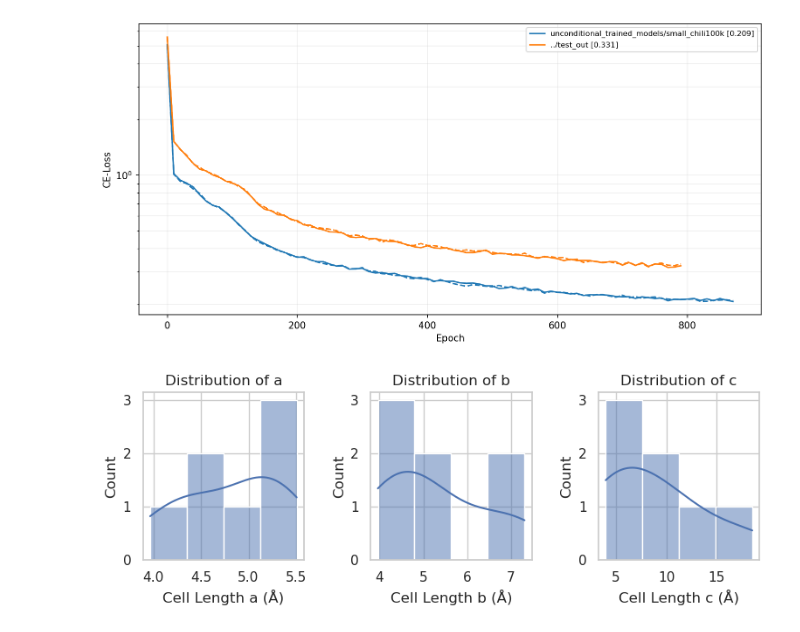
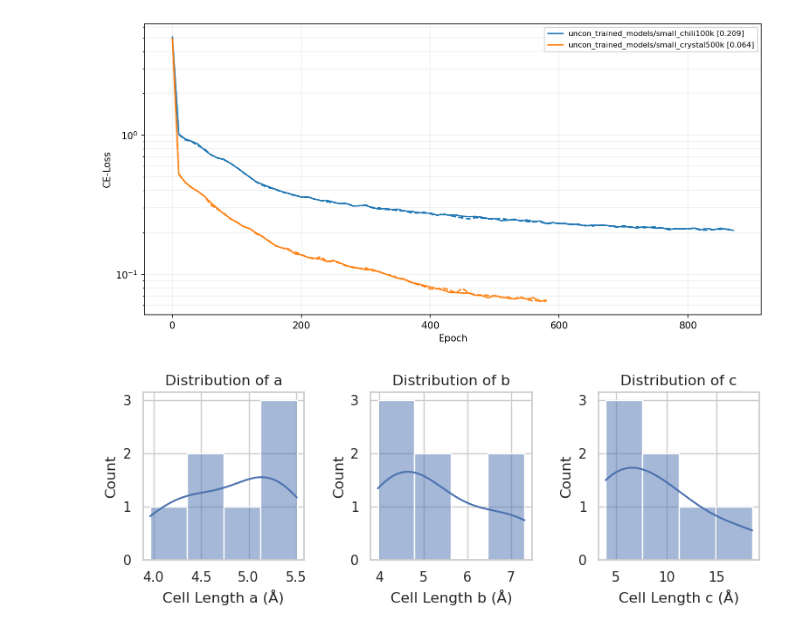
Before and after one commit to zhaohan-alan/decifier, a Jupyter notebook: decifer/notebooks/idea_for_evaluation.ipynb, the cells around one changed output. Saved outputs shown, nothing was run; the diff lists cells and outputs as text; code cells hidden in the pictures.

```diff
--- a/decifer/notebooks/idea_for_evaluation.ipynb
+++ b/decifer/notebooks/idea_for_evaluation.ipynb
@@ -72,17 +1,17 @@ The only difference is that primitive defaults to False in the new parse_structu
 # %%
 from decifer import (
     plot_loss_curves,
 )
 
 plot_loss_curves(
     [
-        "../unconditional_trained_models/small_chili100k/ckpt.pt",
-        "../test_out/ckpt.pt"
+        "../uncon_trained_models/small_chili100k/ckpt.pt",
+        "../uncon_trained_models/small_crystal500k/ckpt.pt",
     ],
     ylog = True
 )
 # %% [output]
-[figure, old version]
+[figure, new version]
 # %%
 import pandas as pd
 import matplotlib.pyplot as plt
```
Also changed, not shown: parts of 1 cell of this notebook.
